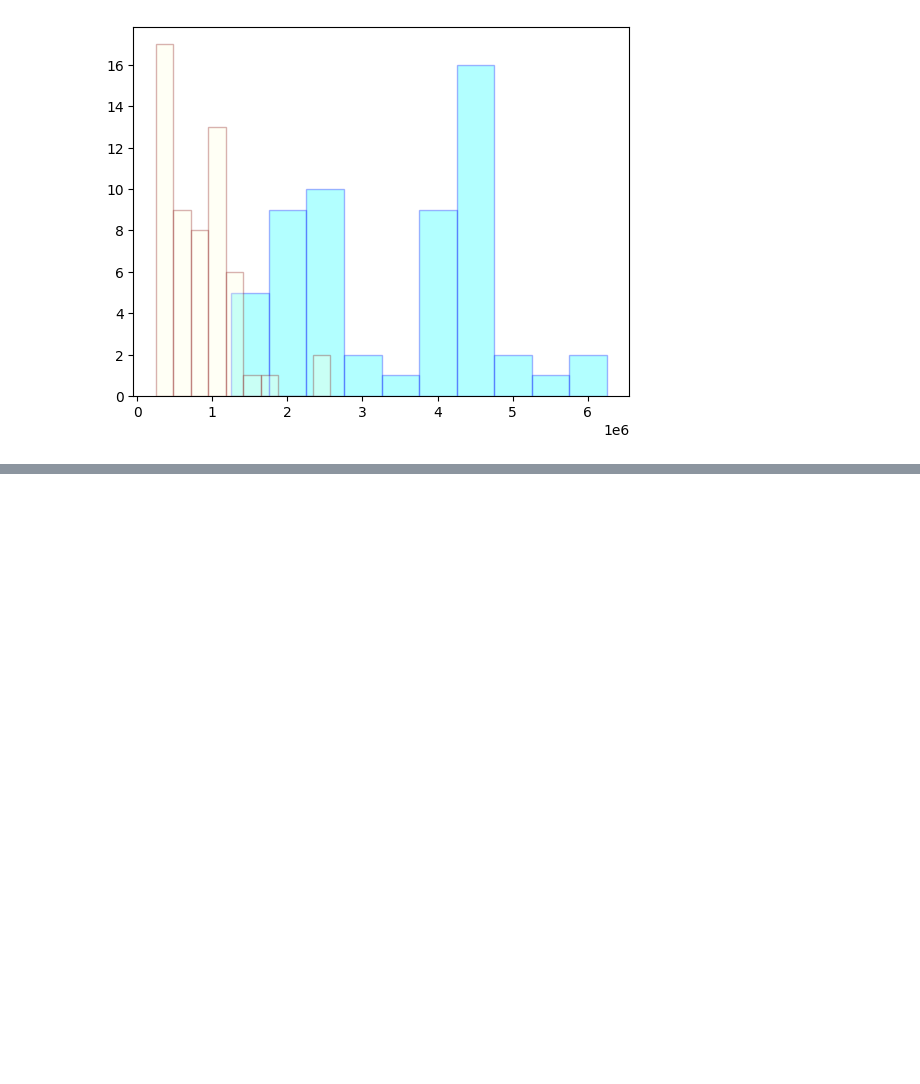
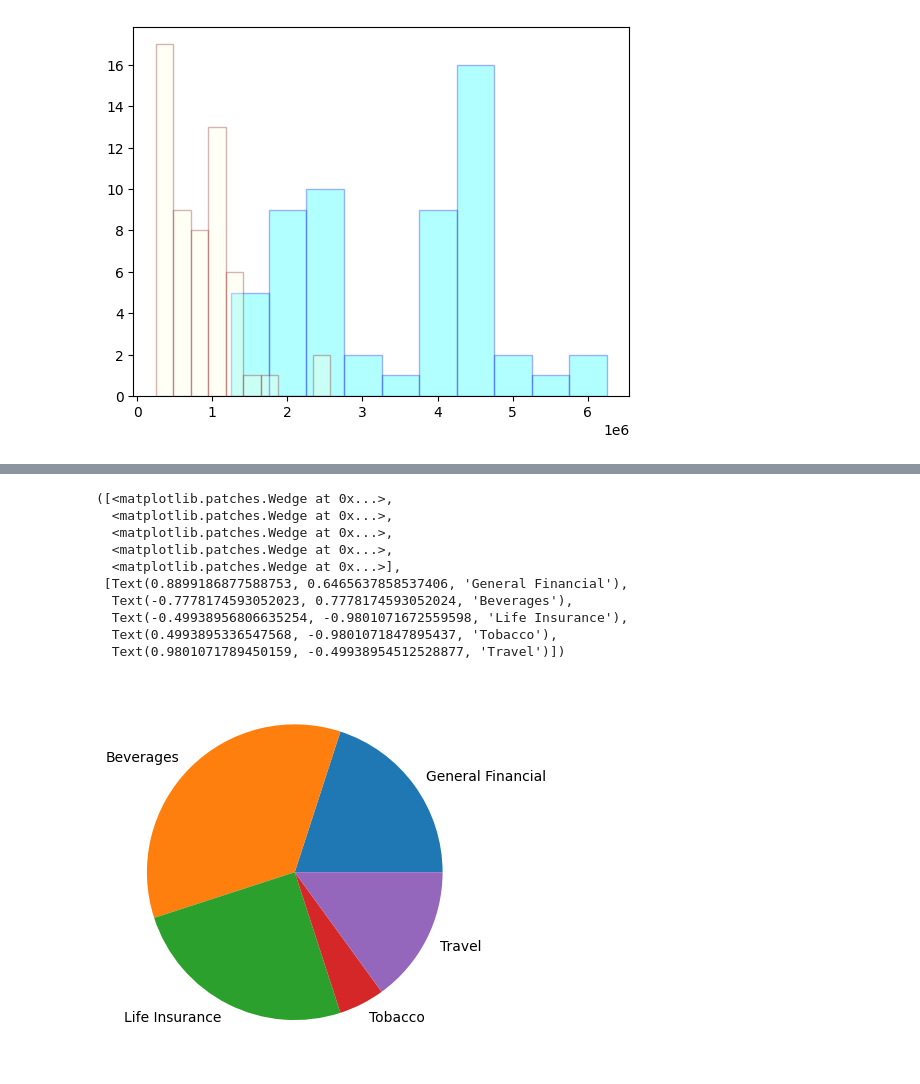
Before and after one commit to jmw-fr/Python, a Jupyter notebook: matplot/module3.ipynb, the cells around one changed output, grey strips where cells are left out. Cells and saved outputs as stored; diff of their text form; code cells hidden in the pictures; blank space fills up the shorter version.

Commit message:
feat(matplotlib): module 3.

```diff
--- a/matplot/module3.ipynb
+++ b/matplot/module3.ipynb
@@ -265,3 +265,6 @@ plt.hist(np_data['BryceCanyon'],
         1643410.4, 1875478.8, 2107547.2, 2339615.6, 2571684. ]),
  <BarContainer object of 10 artists>)
 [figure]
+# %%
+data = pd.read_csv('datasets/sector_weighting.csv')
+data.head()
@@ -267,0 +278,16 @@ plt.hist(np_data['BryceCanyon'],
+# %%
+plt.pie(
+    data['Percentage'],
+    labels=data["Sector"])  # type: ignore
+# %% [output]
+([<matplotlib.patches.Wedge at 0x...>,
+  <matplotlib.patches.Wedge at 0x...>,
+  <matplotlib.patches.Wedge at 0x...>,
+  <matplotlib.patches.Wedge at 0x...>,
+  <matplotlib.patches.Wedge at 0x...>],
+ [Text(0.8899186877588753, 0.6465637858537406, 'General Financial'),
+  Text(-0.7778174593052023, 0.7778174593052024, 'Beverages'),
+  Text(-0.49938956806635254, -0.9801071672559598, 'Life Insurance'),
+  Text(0.4993895336547568, -0.9801071847895437, 'Tobacco'),
+  Text(0.9801071789450159, -0.49938954512528877, 'Travel')])
+[figure, added]
```
Also changed, not shown: parts of 15 cells of this notebook.
